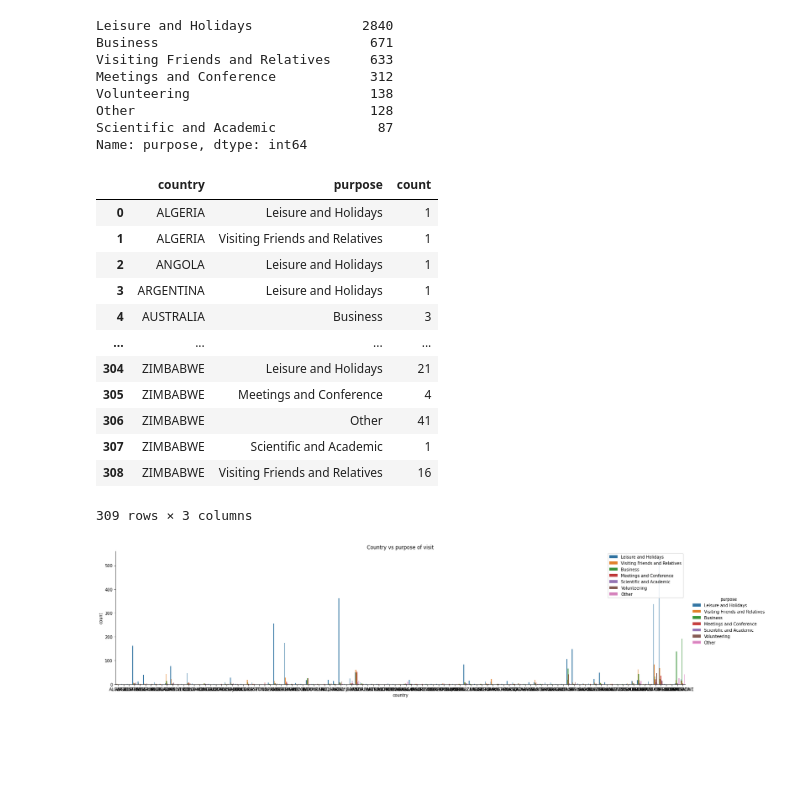
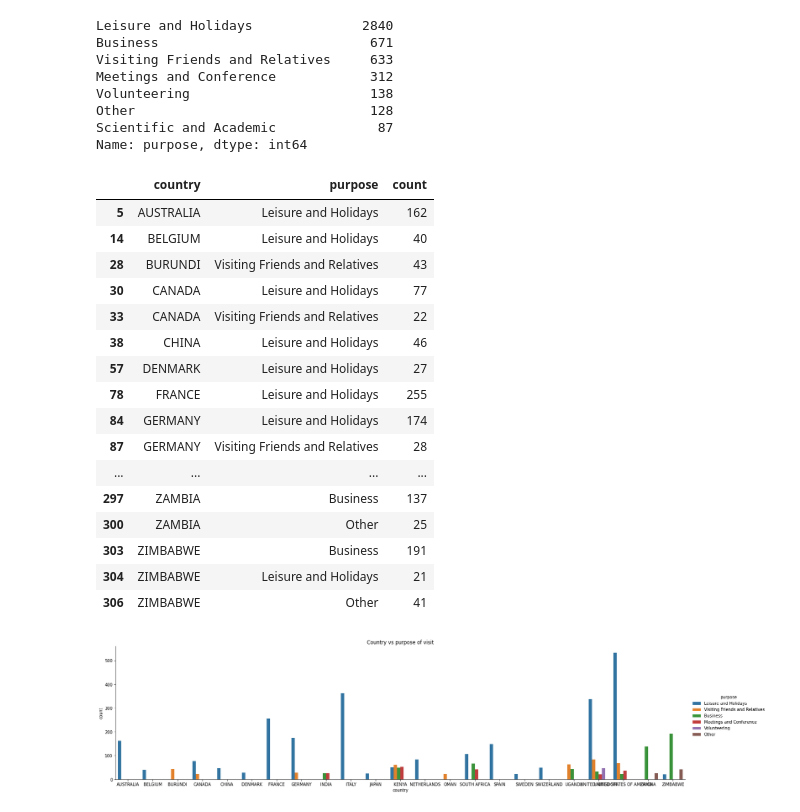
Before and after one commit to phelly/publicAPIs, a Jupyter notebook: Tourism Prediction.ipynb, the cells around one changed output. Cells and saved outputs as stored; diff of their text form; code cells hidden in the pictures; blank space fills up the shorter version.

```diff
--- a/Tourism Prediction.ipynb
+++ b/Tourism Prediction.ipynb
@@ -128,19 +128,23 @@ Name: purpose, dtype: int64
 # %%
 #Lets try and see the relationship of purpose and countries these people travel from
 country_purpose = train_df.groupby(['country','purpose']).size().reset_index(name='count')
-country_purpose1 = country_purpose['count'] > 10
-country_purpose
+country_purpose1 = country_purpose[country_purpose['count'] > 20]
+country_purpose1
 # %% [output]
 |  | country | purpose | count |
-| 0 | ALGERIA | Leisure and Holidays | 1 |
-| 1 | ALGERIA | Visiting Friends and Relatives | 1 |
-| 2 | ANGOLA | Leisure and Holidays | 1 |
-| 3 | ARGENTINA | Leisure and Holidays | 1 |
-| 4 | AUSTRALIA | Business | 3 |
+| 5 | AUSTRALIA | Leisure and Holidays | 162 |
+| 14 | BELGIUM | Leisure and Holidays | 40 |
+| 28 | BURUNDI | Visiting Friends and Relatives | 43 |
+| 30 | CANADA | Leisure and Holidays | 77 |
+| 33 | CANADA | Visiting Friends and Relatives | 22 |
+| 38 | CHINA | Leisure and Holidays | 46 |
+| 57 | DENMARK | Leisure and Holidays | 27 |
+| 78 | FRANCE | Leisure and Holidays | 255 |
+| 84 | GERMANY | Leisure and Holidays | 174 |
+| 87 | GERMANY | Visiting Friends and Relatives | 28 |
 | ... | ... | ... | ... |
+| 297 | ZAMBIA | Business | 137 |
+| 300 | ZAMBIA | Other | 25 |
+| 303 | ZIMBABWE | Business | 191 |
 | 304 | ZIMBABWE | Leisure and Holidays | 21 |
-| 305 | ZIMBABWE | Meetings and Conference | 4 |
 | 306 | ZIMBABWE | Other | 41 |
-| 307 | ZIMBABWE | Scientific and Academic | 1 |
-| 308 | ZIMBABWE | Visiting Friends and Relatives | 16 |
-309 rows × 3 columns
@@ -147,8 +153,7 @@ country_purpose
 # %%
 #bar graph of country vs purpose
-sns.catplot(x='country', y='count', hue='purpose', data= country_purpose, kind = "bar", aspect = 4)
-plt.legend()
+sns.catplot(x='country', y='count', hue='purpose', data= country_purpose1, kind = "bar", aspect = 4)
 plt.title("Country vs purpose of visit")
 plt.show()
 # %% [output]
-[figure, old version]
+[figure, new version]
```
Also changed, not shown: parts of 1 cell of this notebook.
